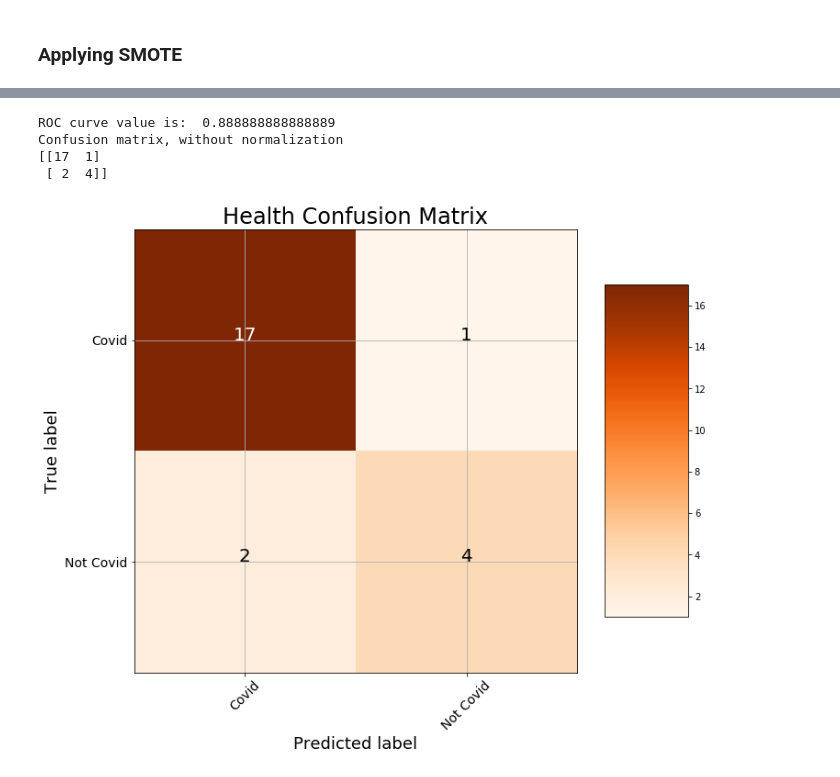
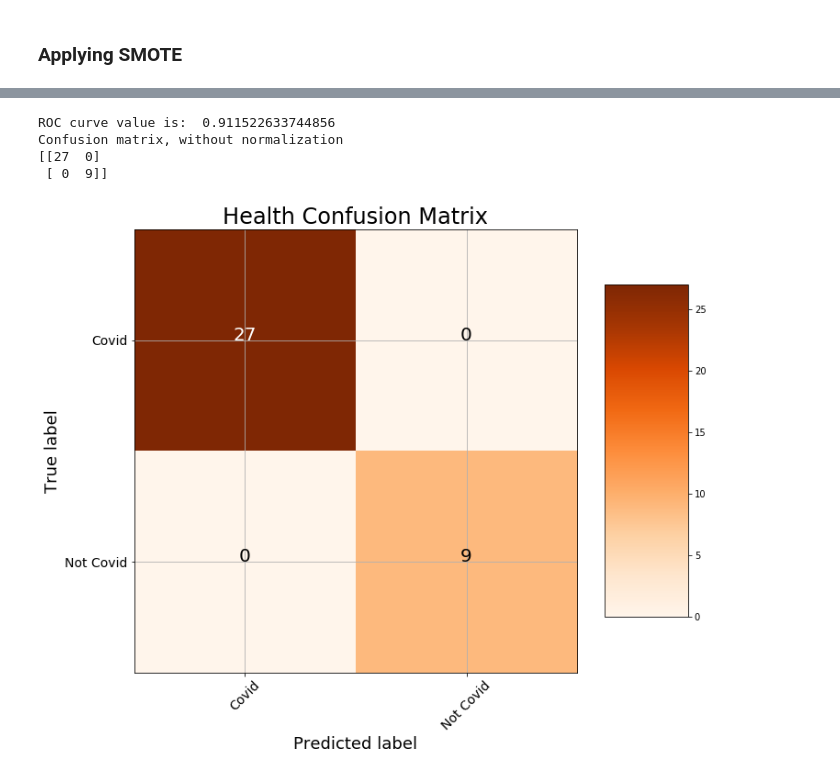
Before and after one commit to mnauf/covid, a Jupyter notebook: ML textual model 1.ipynb, the cells around one changed output, grey strips where cells are left out. Saved outputs shown, nothing was run; the diff lists cells and outputs as text; code cells hidden in the pictures.

```diff
--- a/ML textual model 1.ipynb
+++ b/ML textual model 1.ipynb
@@ -414,7 +414,7 @@ df5.head(10)
 # blc testing data will remain original, no duplication in testing data.
 # so spliting the dataset
 # %%
-X_train, X_test, y_train, y_test = train_test_split(df5, target_labels, test_size=0.20, random_state=20, shuffle=True)
+X_train, X_test, y_train, y_test = train_test_split(df5, target_labels, test_size=0.30, random_state=20, shuffle=True)
 # %% [markdown]
 ### Applying SMOTE
 # %%
@@ -439,6 +439,9 @@ After Smote:  Counter({0: 74, 1: 74})
 from sklearn.neighbors import KNeighborsClassifier
 from sklearn.metrics import accuracy_score
 from sklearn import preprocessing
+from sklearn.metrics import roc_curve
+import matplotlib.pyplot as plt
+from sklearn.metrics import classification_report
 
 # Normalising train and test data
 
@@ -447,7 +450,7 @@ X_scaled = min_max_scaler.fit_transform(X_train_smote)
 X_test_scaled = min_max_scaler.fit_transform(X_test)
 
 
-model = KNeighborsClassifier()
+model = KNeighborsClassifier(n_neighbors=3)
 model.fit(X_scaled, y_train_smote)
 
 y_pred = model.predict(X_test_scaled)
@@ -465,6 +479,6 @@ Testing accuracy is:  0.875
 # %%
 # Probabilities for each class
-rf_probs = model.predict_proba(X_test)[:, 1]
+rf_probs = model.predict_proba(X_test_scaled)[:, 1]
 
 # Calculate roc auc
 roc_value = roc_auc_score(y_test, rf_probs)
@@ -494,34 +508,34 @@ def plot_confusion_matrix(cm, classes,
     plt.figure(figsize = (10, 10))
     plt.imshow(cm, interpolation='nearest', cmap=cmap)
     plt.title(title, size = 24)
     plt.colorbar(aspect=4)
     tick_marks = np.arange(len(classes))
     plt.xticks(tick_marks, classes, rotation=45, size = 14)
     plt.yticks(tick_marks, classes, size = 14)
 
     fmt = '.2f' if normalize else 'd'
     thresh = cm.max() / 2.
 
     # Labeling the plot
     for i, j in itertools.product(range(cm.shape[0]), range(cm.shape[1])):
         plt.text(j, i, format(cm[i, j], fmt), fontsize = 20,
                  horizontalalignment="center",
                  color="white" if cm[i, j] > thresh else "black")
 
     plt.grid(None)
     plt.tight_layout()
     plt.ylabel('True label', size = 18)
     plt.xlabel('Predicted label', size = 18)
 
 # Confusion matrix
 cm = confusion_matrix(y_test, y_pred)
 plot_confusion_matrix(cm, classes = ['Covid', 'Not Covid'],
                       title = 'Health Confusion Matrix')
 
 plt.savefig('fasd.png')
 # %% [output]
-ROC curve value is:  0.888888888888889
+ROC curve value is:  0.911522633744856
 Confusion matrix, without normalization
-[[17  1]
- [ 2  4]]
+[[27  0]
+ [ 0  9]]
-[figure, old version]
+[figure, new version]
```
Also changed, not shown: parts of 23 cells of this notebook.
